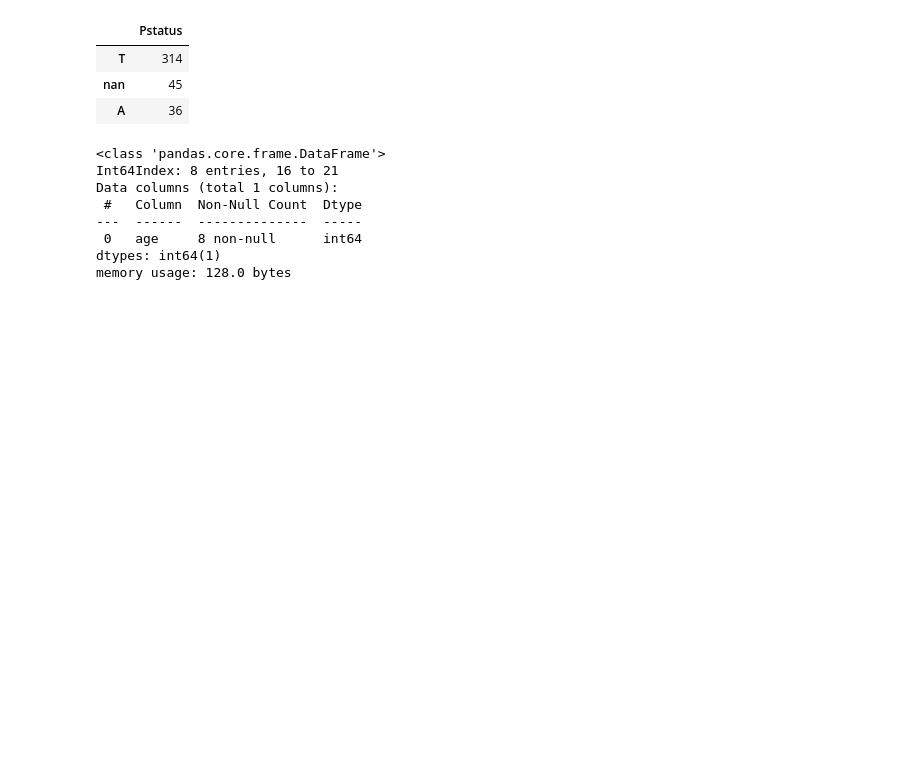
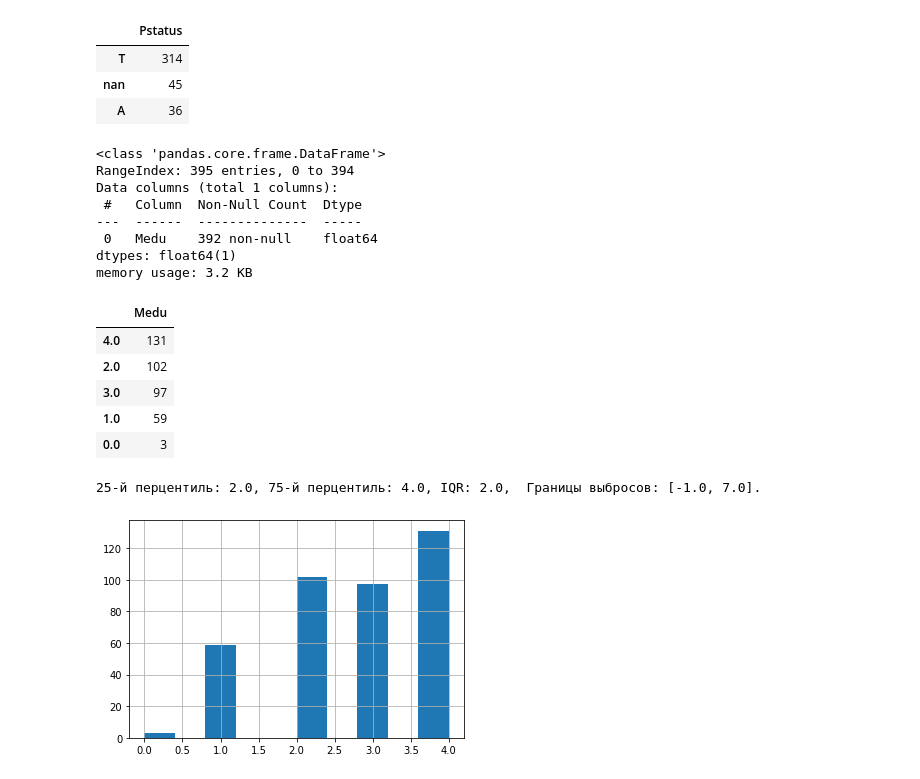
Before and after one commit to yasckevich/module_02, a Jupyter notebook: Untitled5.ipynb, the cells around one changed output. Drawn from its saved outputs; the diff is of its cells as text; code cells hidden in the pictures; blank space fills up the shorter version.

```diff
--- a/Untitled5.ipynb
+++ b/Untitled5.ipynb
@@ -169,15 +171,42 @@ memory usage: 3.2+ KB
 | T | 314 |
 | nan | 45 |
 | A | 36 |
-# %%
-pd.DataFrame(base.age.value_counts()).info()
-#видим, что есть два значения, пропущенных нет
-# %% [output]
-<class 'pandas.core.frame.DataFrame'>
-Int64Index: 8 entries, 16 to 21
-Data columns (total 1 columns):
- #   Column  Non-Null Count  Dtype
----  ------  --------------  -----
- 0   age     8 non-null      int64
-dtypes: int64(1)
-memory usage: 128.0 bytes
+# %%
+#7 Medu — образование матери (0 - нет, 1 - 4 класса, 2 - 5-9 классы, 3 - среднее специальное или 11 классов, 4 - высшее)
+
+pd.DataFrame(base.Medu).info()
+#видим, что есть пропущенны
+
+print()
+display(pd.DataFrame(base.Medu.value_counts()))
+
+median = base.Medu.median()
+IQR = base.Medu.quantile(0.75) - base.Medu.quantile(0.25)
+perc25 = base.Medu.quantile(0.25)
+perc75 = base.Medu.quantile(0.75)
+print('25-й перцентиль: {},'.format(perc25), '75-й перцентиль: {},'.format(perc75)
+      , "IQR: {}, ".format(IQR),"Границы выбросов: [{f}, {l}].".format(f=perc25 - 1.5*IQR, l=perc75 + 1.5*IQR))
+print()
+
+base.Medu.hist()
+base.Medu.describe()
+#по возрасту выбросов нет, но 3 человека без образования не дают возможности делать вывод о них
+
+base.Medu=base.Medu[base.Medu.between(1.0,5.0)]
+# %% [output]
+<class 'pandas.core.frame.DataFrame'>
+RangeIndex: 395 entries, 0 to 394
+Data columns (total 1 columns):
+ #   Column  Non-Null Count  Dtype
+---  ------  --------------  -----
+ 0   Medu    392 non-null    float64
+dtypes: float64(1)
+memory usage: 3.2 KB
+|  | Medu |
+| 4.0 | 131 |
+| 2.0 | 102 |
+| 3.0 | 97 |
+| 1.0 | 59 |
+| 0.0 | 3 |
+25-й перцентиль: 2.0, 75-й перцентиль: 4.0, IQR: 2.0,  Границы выбросов: [-1.0, 7.0].
+[figure, added]
```
Also changed, not shown: parts of 8 cells of this notebook.
